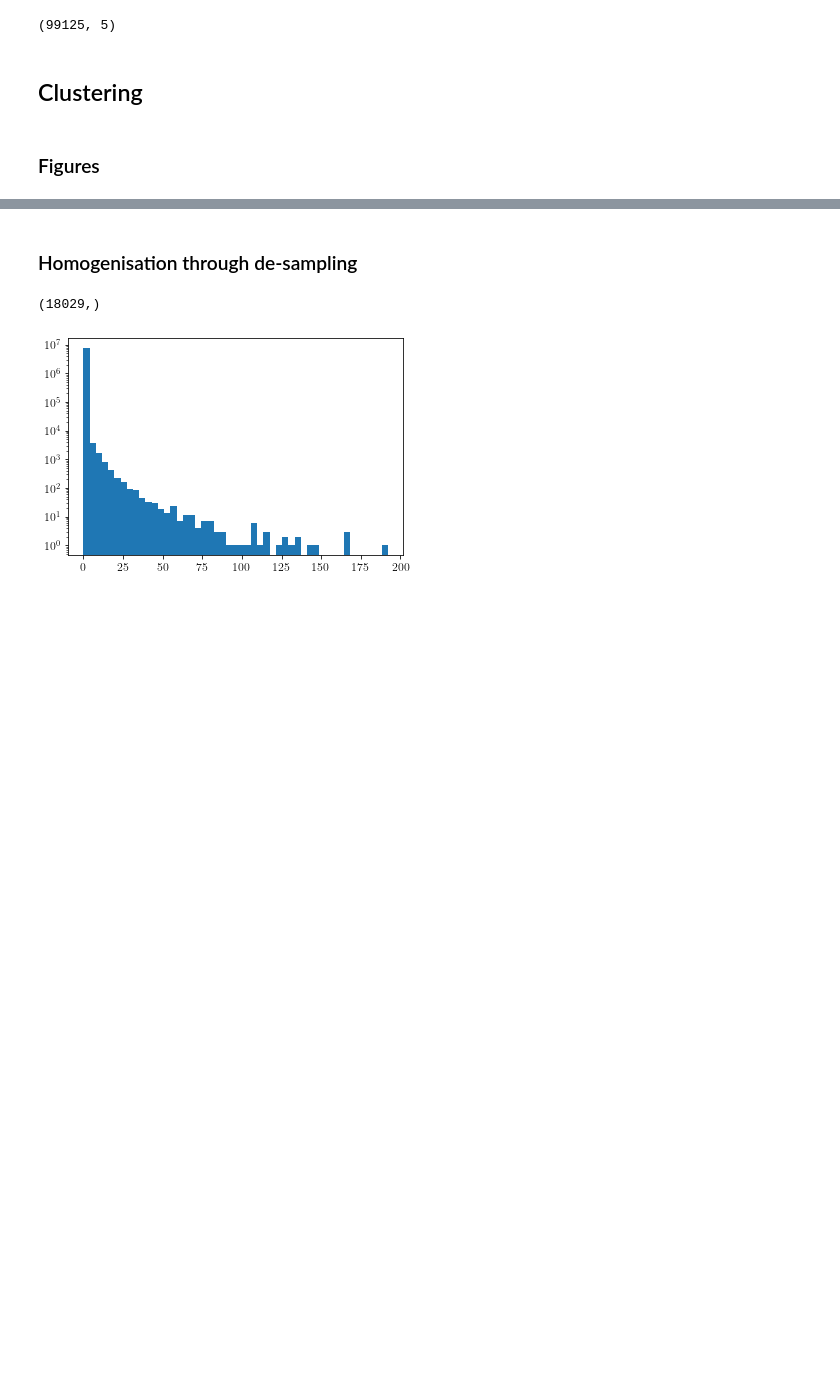
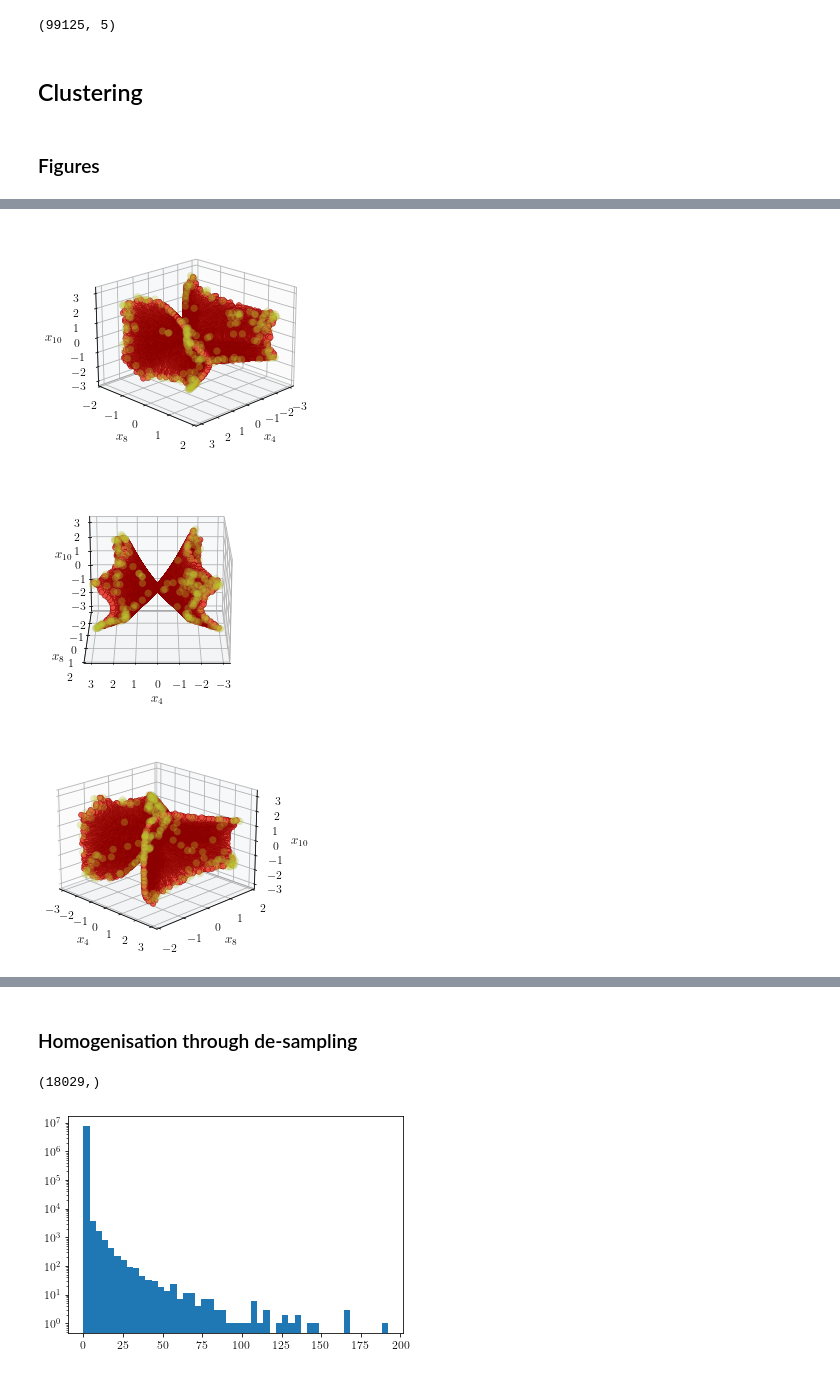
Before and after one commit to c-eloy/MLFlatDirections, a Jupyter notebook: Figures/Figures.ipynb, the cells around one changed output, grey strips where cells are left out. Drawn from its saved outputs; the diff is of its cells as text; code cells hidden in the pictures; blank space fills up the shorter version.

```diff
--- a/Figures/Figures.ipynb
+++ b/Figures/Figures.ipynb
@@ -583,0 +370,79 @@ plt.show()
+# %%
+import matplotlib.pyplot as plt
+from mpl_toolkits.mplot3d import Axes3D
+import numpy as np
+
+# Configuration pour un meilleur rendu
+plt.rcParams['figure.dpi'] = 200
+%matplotlib inline
+
+# Amélioration 1: Couleurs plus contrastées et ordre d'affichage optimisé
+# Afficher d'abord les points non assignés (en arrière-plan)
+noise_mask = labels == -1
+cluster0_mask = labels == 0
+cluster1_mask = labels == 1
+
+# Angles de vue différents pour révéler la structure
+view_angles = [
+    (20, 45, "3d_plot_x4_x8_x10_21_05_2025_desampled_1.png"),
+    (20, 90, "3d_plot_x4_x8_x10_21_05_2025_desampled_2.png"),
+    (20, -45, "3d_plot_x4_x8_x10_21_05_2025_desampled_3.png")
+]
+
+for i, (elev, azim, title) in enumerate(view_angles):
+    fig = plt.figure(figsize=(4, 4))
+    ax = fig.add_subplot(projection='3d')
+
+    # Points non assignés avec ombrage subtil
+    ax.scatter(x5d_desampled[noise_mask, 2],
+              x5d_desampled[noise_mask, 3],
+              x5d_desampled[noise_mask, 4],
+              c='#C0C82C', s=50, alpha=0.3, label='Not assigned',
+              edgecolors='gray', linewidth=0.2)
+
+    # Cluster 1 avec ombres prononcées
+    ax.scatter(x5d_desampled[cluster0_mask, 2],
+              x5d_desampled[cluster0_mask, 3],
+              x5d_desampled[cluster0_mask, 4],
+              c='#e74c3c', s=30, alpha=0.9, label='Cluster',
+              edgecolors='#8b0000', linewidth=0.5)
+
+    # Configuration des axes
+    ax.set_ylim(-2, 2)
+    ax.set_xlabel("$x_4$")#, fontsize=20, labelpad=5)
+    ax.set_xticks([-3,-2,-1,0,1,2,3])
+    ax.xaxis.set_rotate_label(False)  # disable automatic rotation
+    ax.set_ylabel("$x_8$")#, fontsize=20, labelpad=5)
+    ax.set_yticks([-2,-1,0,1,2])
+    ax.yaxis.set_rotate_label(False)  # disable automatic rotation
+    ax.set_zlabel("$x_{10}$")#, fontsize=20, labelpad=5)
+    ax.set_zticks([-3,-2,-1,0,1,2,3])
+    ax.zaxis.set_rotate_label(False)  # disable automatic rotation
+
+    # Style de grille et fond avec ombres améliorées
+    ax.grid(True, alpha=0.2)
+
+    # Configuration des panneaux avec couleurs subtiles pour créer de la profondeur
+    ax.xaxis.pane.fill = True
+    ax.yaxis.pane.fill = True
+    ax.zaxis.pane.fill = True
+    ax.xaxis.pane.set_facecolor('#f8f9fa')
+    ax.yaxis.pane.set_facecolor('#f1f3f4')
+    ax.zaxis.pane.set_facecolor('#e8eaed')
+    ax.xaxis.pane.set_alpha(0.5)
+    ax.yaxis.pane.set_alpha(0.5)
+    ax.zaxis.pane.set_alpha(0.5)
+    ax.xaxis.pane.set_edgecolor('gray')
+    ax.yaxis.pane.set_edgecolor('gray')
+    ax.zaxis.pane.set_edgecolor('gray')
+
+    # Angle de vue spécifique
+    ax.view_init(elev=elev, azim=azim)
+
+    # plt.savefig(title, bbox_inches="tight", dpi=200)
+    plt.tight_layout()
+    plt.show()
+# %% [output]
+[figure, added]
+[figure, added]
+[figure, added]
```
Also changed, not shown: parts of 12 cells of this notebook, 3 other files.
